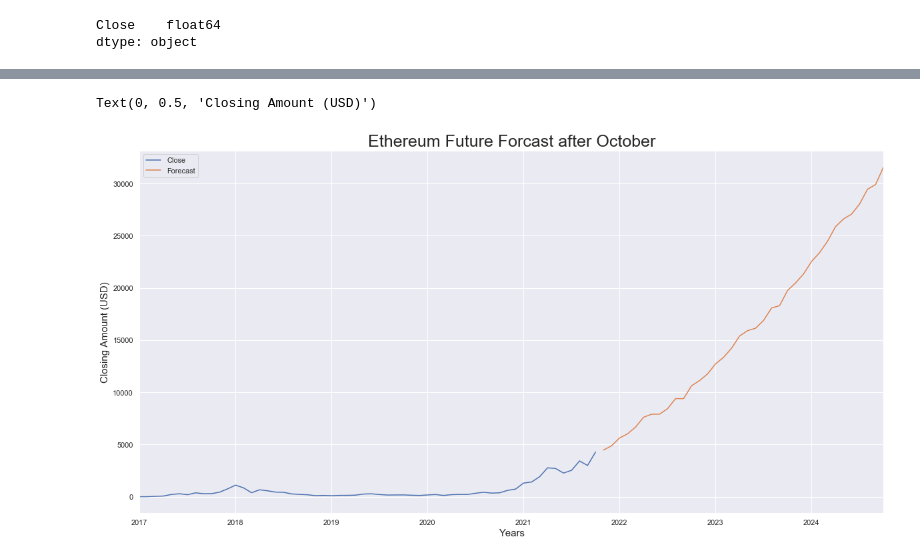
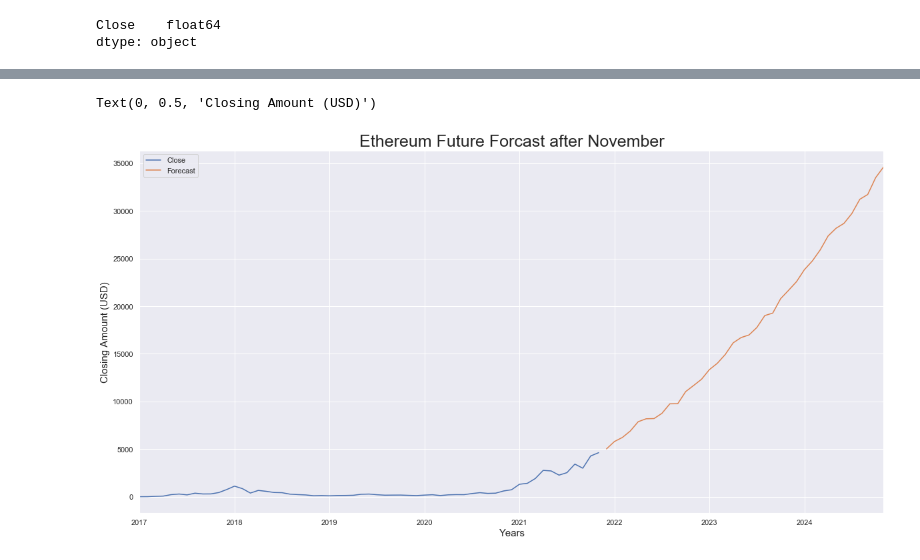
Before and after one commit to dmayo0317/project4, a Jupyter notebook: Notebooks/ETH/ETH_Nov.ipynb, the cells around one changed output, grey strips where cells are left out. Drawn from its saved outputs; the diff is of its cells as text; code cells hidden in the pictures.

```diff
--- a/Notebooks/ETH/ETH_Nov.ipynb
+++ b/Notebooks/ETH/ETH_Nov.ipynb
@@ -15,8 +15,8 @@ import matplotlib.dates as mdates
 from datetime import datetime, timedelta
 import matplotlib.pylab as plt
 # %%
-ETHoct_df = pd.read_csv('../../Resources/ETH/ETH-USD_Historical_Oct-2021.csv',index_col='Date', parse_dates= True)
-ETHoct_df.head(5)
+ETHnov_df = pd.read_csv('../../Resources/ETH/ETH-USD_Historical_Nov-2021.csv',index_col='Date', parse_dates= True)
+ETHnov_df.head(5)
 # %% [output]
 |  | Open | High | Low | Close | Adj Close | Volume |
 | Date |  |  |  |  |  |  |
@@ -36,5 +36,5 @@ Adj Close    float64
 Volume       float64
 dtype: object
 # %%
-ETHoct_df = ETHoct_df.drop(columns=['Open','High','Low','Adj Close','Volume'])
+ETHnov_df = ETHnov_df.drop(columns=['Open','High','Low','Adj Close','Volume'])
 # %%
@@ -187,17 +184,17 @@ mean_squared_error(test["Close"], predictions)
 # %%
 # Train the model on the full dataset
-model = model = SARIMAX(ETHoct_df['Close'],order = (0, 2, 2),seasonal_order =(0, 1, 1, 12))
+model = model = SARIMAX(ETHnov_df['Close'],order = (0, 2, 2),seasonal_order =(0, 1, 1, 12))
 result = model.fit()
 
 # Forecast for the next 3 years
-forecast = result.predict(start = len(ETHoct_df),end = (len(ETHoct_df)-1) + 3 * 12,typ = 'levels').rename('Forecast')
+forecast = result.predict(start = len(ETHnov_df),end = (len(ETHnov_df)-1) + 3 * 12,typ = 'levels').rename('Forecast')
 
 # Plot the forecast values
-ETHoct_df['Close'].plot(figsize = (20, 10), legend = True)
+ETHnov_df['Close'].plot(figsize = (20, 10), legend = True)
 forecast.plot(legend = True)
-plt.title("Ethereum Future Forcast after October", fontsize = 25)
+plt.title("Ethereum Future Forcast after November", fontsize = 25)
 plt.xlabel('Years',fontsize=15)
 plt.ylabel('Closing Amount (USD)',fontsize=15)
 # %% [output]
 Text(0, 0.5, 'Closing Amount (USD)')
-[figure, old version]
+[figure, new version]
```
Also changed, not shown: parts of 9 cells of this notebook, 4 other files.
